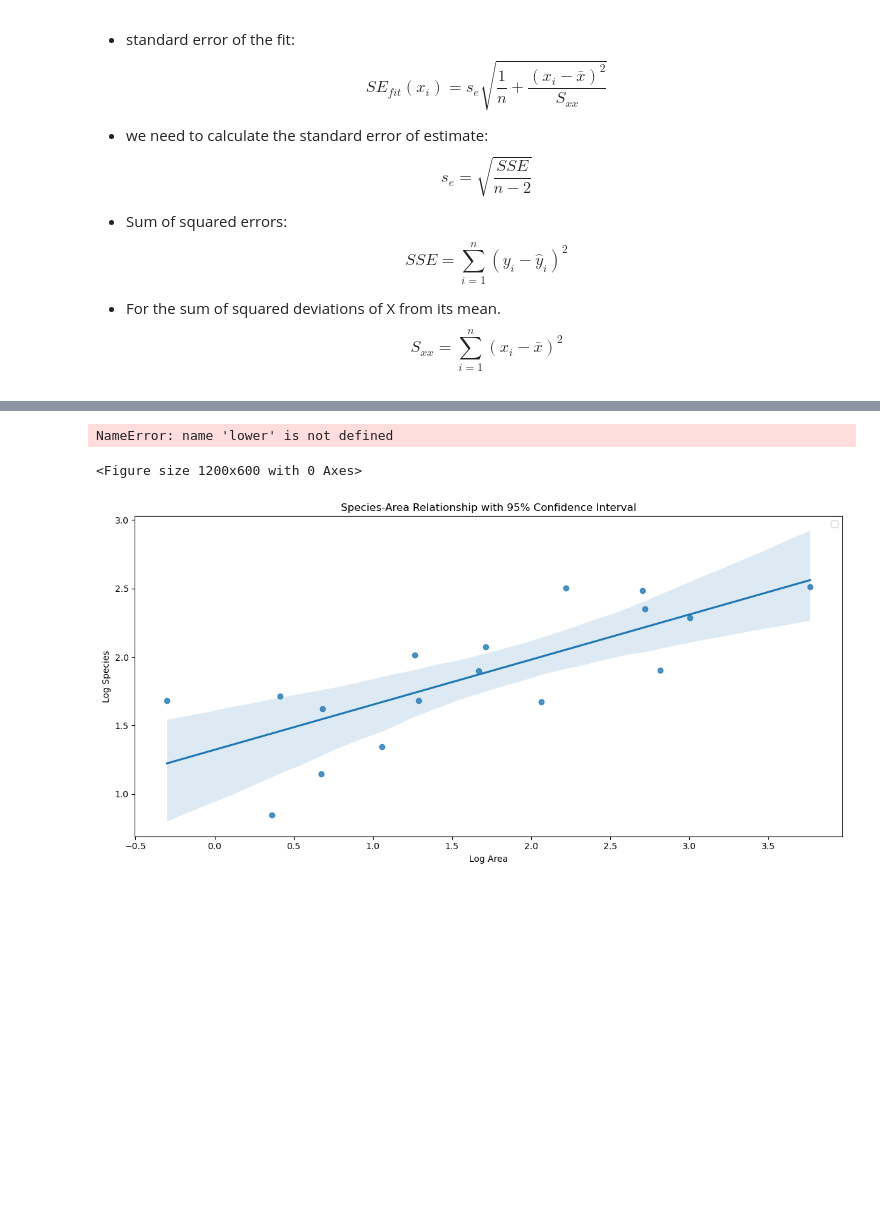
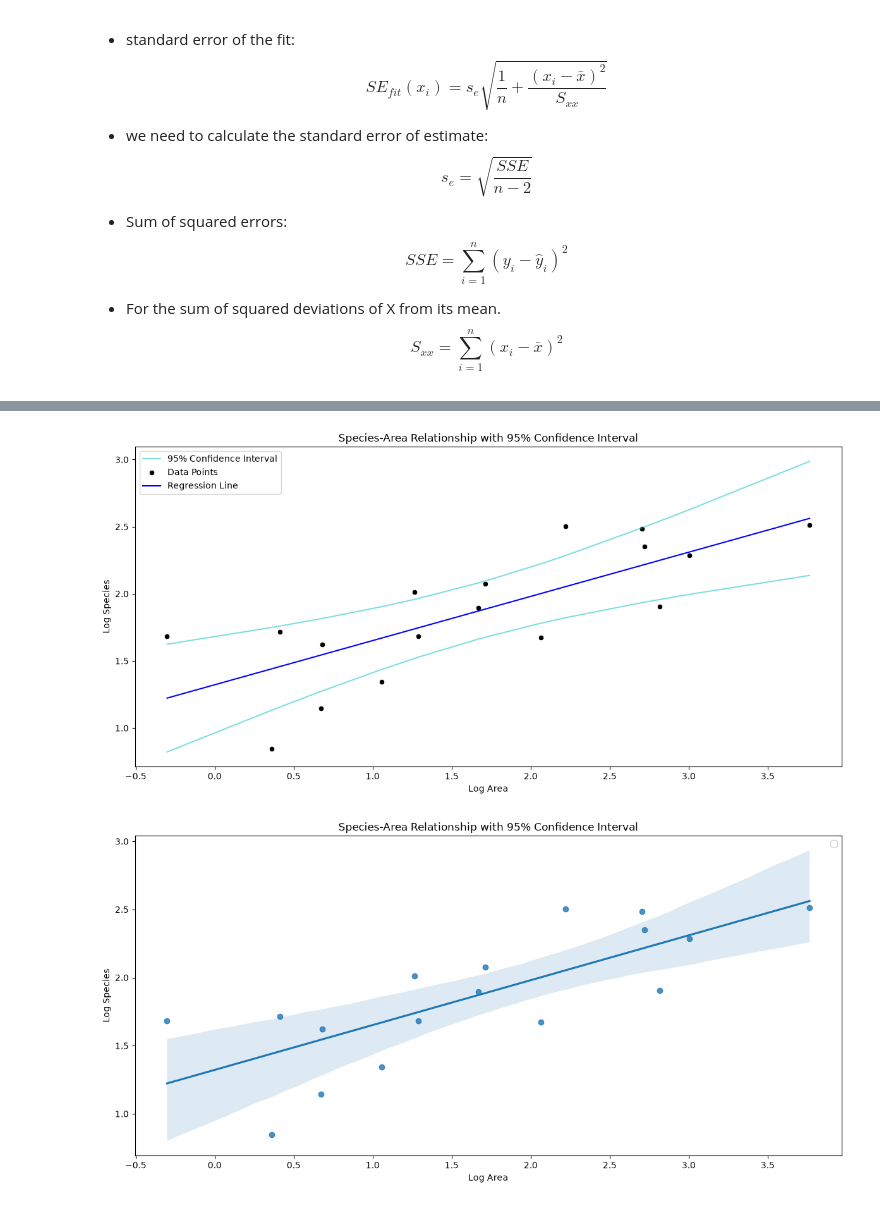
Before and after one commit to MicroTeaspoon/OCNG470, a Jupyter notebook: Lab5/Lab 5_classdemo.ipynb, the cells around one changed output, grey strips where cells are left out. Saved outputs shown, nothing was run; the diff lists cells and outputs as text; code cells hidden in the pictures; blank space fills up the shorter version.

```diff
--- a/Lab5/Lab 5_classdemo.ipynb
+++ b/Lab5/Lab 5_classdemo.ipynb
@@ -168,19 +226,20 @@ NameError: name 'Y_predict' is not defined
 # %%
 #plot
 plt.figure(figsize=(12, 6))
-plt.fill_between(X, lower, upper, color='gray', alpha=0.5, label='95% Confidence Interval')
-sns.scatterplot(data=plant, x='log_Area', y='log_Species', label= 'Data Points')
-sns.lineplot(x=X, y=Y_predict, color='red', label= 'Regression Line')
+# plt.fill_between(X, lower, upper, color='gray', alpha=0.5, label='95% Confidence Interval')
+plt.plot(X.sort_values(), upper.sort_values(), color='c', alpha=0.5, label='95% Confidence Interval')
+plt.plot(X.sort_values(), lower.sort_values(), color='c', alpha=0.5)
+sns.scatterplot(data=plant, x='log_Area', y='log_Species', color = 'k', label= 'Data Points')
+sns.lineplot(x=X, y=Y_predict, color='b', label= 'Regression Line')
 
 plt.xlabel('Log Area')
 plt.ylabel('Log Species')
 plt.title('Species-Area Relationship with 95% Confidence Interval')
 plt.legend()
 plt.tight_layout()
 plt.show()
 # %% [output]
-NameError: name 'lower' is not defined
-<Figure size 1200x600 with 0 Axes>
+[figure, added]
 # %%
 
 #there is easier ways to plot the confidence interval using sns pacakge
```
Also changed, not shown: parts of 13 cells of this notebook, 12 other files.
